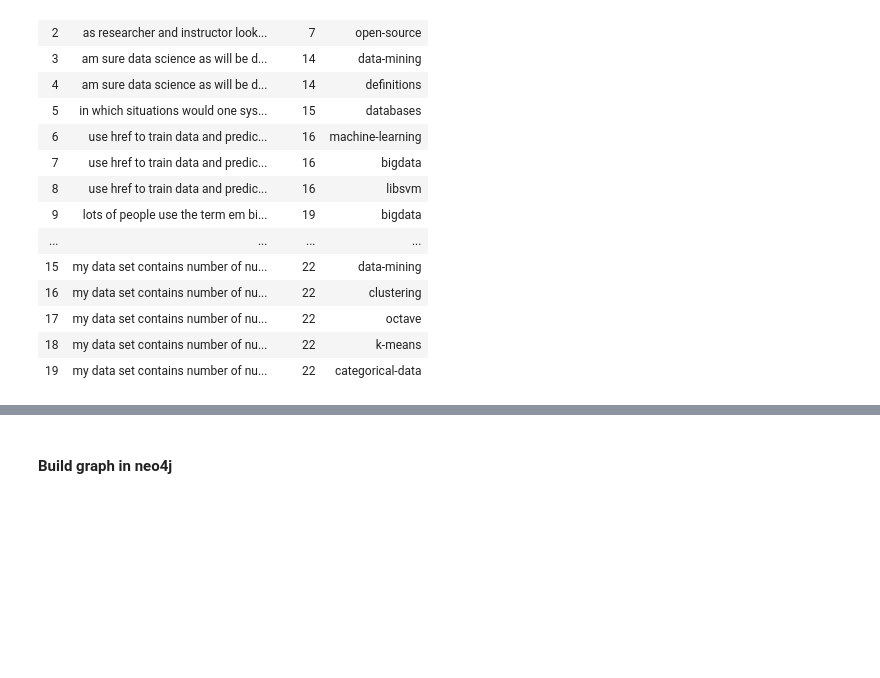
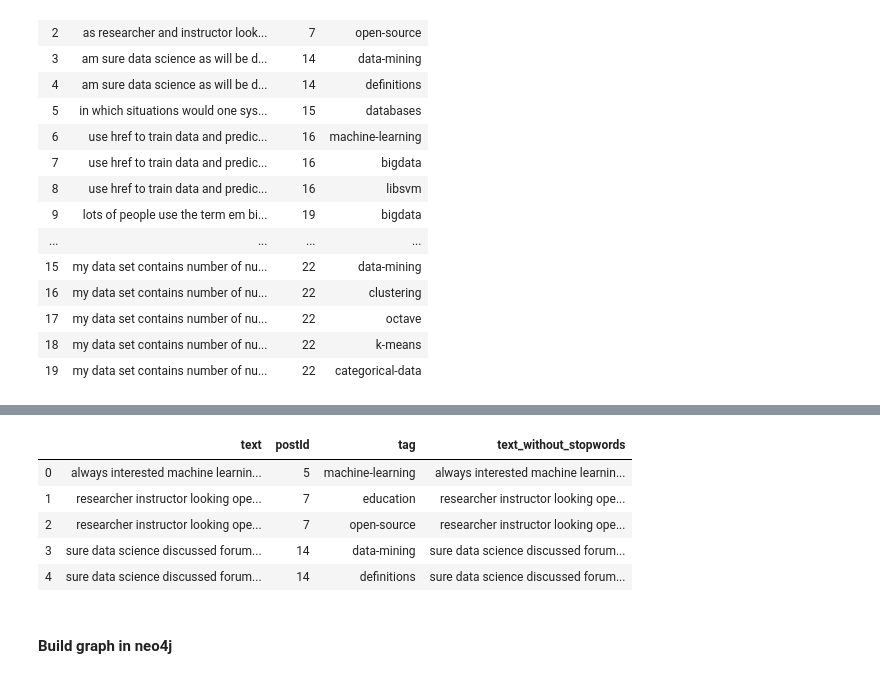
Before and after one commit to jonhealy1/stack_exchange_data_science, a Jupyter notebook: stack_data_science_node2vec.ipynb, the cells around one changed output, grey strips where cells are left out. Drawn from its saved outputs; the diff is of its cells as text; code cells hidden in the pictures; blank space fills up the shorter version.

Commit message:
dec12 build graph from stop words removed

```diff
--- a/stack_data_science_node2vec.ipynb
+++ b/stack_data_science_node2vec.ipynb
@@ -126,3 +126,11 @@ my_df.head(20)
 | 17 | my data set contains number of nu... | 22 | octave |
 | 18 | my data set contains number of nu... | 22 | k-means |
 | 19 | my data set contains number of nu... | 22 | categorical-data |
+# %%
+from nltk.corpus import stopwords
+stop = stopwords.words('english')
+# %%
+#my_df['text'].apply(lambda x: [item for item in x if item not in stop])
+
+my_df['text'] = my_df['text'].apply(lambda x: ' '.join([word for word in x.split() if word not in (stop)]))
+print(my_df)
@@ -129,3 +155,12 @@ my_df.head(20)
+# %%
+my_df.head()
+# %% [output]
+|  | text | postId | tag | text_without_stopwords |
+| 0 | always interested machine learnin... | 5 | machine-learning | always interested machine learnin... |
+| 1 | researcher instructor looking ope... | 7 | education | researcher instructor looking ope... |
+| 2 | researcher instructor looking ope... | 7 | open-source | researcher instructor looking ope... |
+| 3 | sure data science discussed forum... | 14 | data-mining | sure data science discussed forum... |
+| 4 | sure data science discussed forum... | 14 | definitions | sure data science discussed forum... |
 # %%
 my_df.to_csv('tag_and_post.csv',encoding='utf-8')
 # %% [markdown]
```
Also changed, not shown: parts of 1 cell of this notebook, 8 other files.
